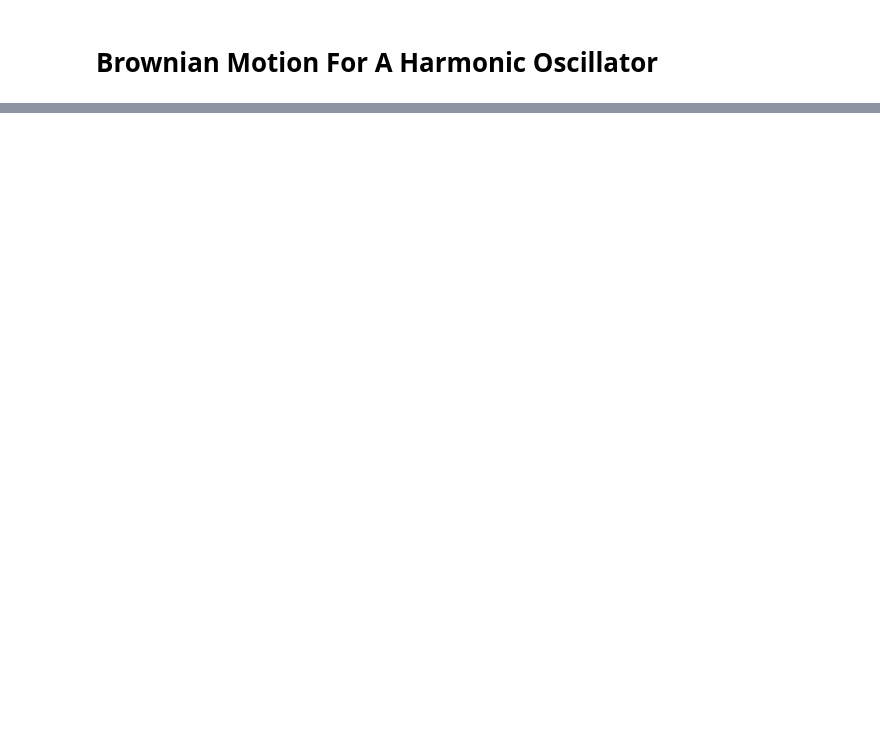
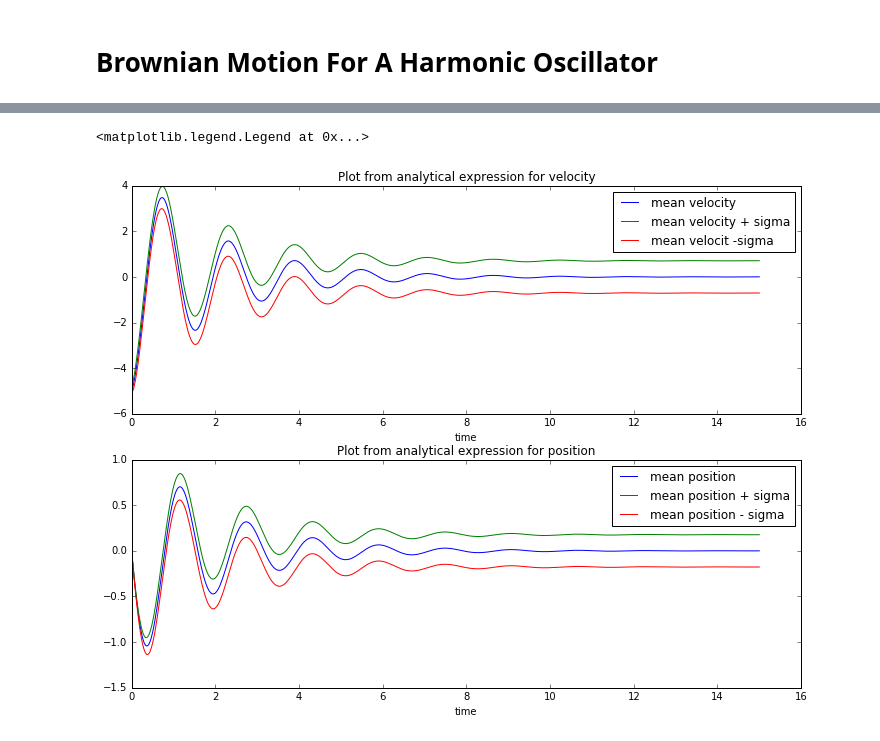
Before and after one commit to borundev/StochasticProcesses, a Jupyter notebook: StochasticHarmonicOscillator.ipynb, the cells around one changed output, grey strips where cells are left out. Drawn from its saved outputs; the diff is of its cells as text; code cells hidden in the pictures; blank space fills up the shorter version.

```diff
--- a/StochasticHarmonicOscillator.ipynb
+++ b/StochasticHarmonicOscillator.ipynb
@@ -33,0 +60,53 @@ As before, since the increments are normally distributed the joint probability d
+# %%
+import matplotlib.pyplot as plt
+import numpy as np
+%matplotlib inline
+from IPython.core.pylabtools import figsize
+figsize(12, 9)
+
+
+# Parameters
+beta=1.0
+gamma=1.0
+omega=4.0
+omegap=np.sqrt(omega**2 - gamma**2/4.0)
+
+# Initial values
+v0=-5.0
+x0=0.0
+
+t=np.linspace(0,15,1000)
+vmean=np.exp(-gamma*t/2)*( v0 *np.cos(omegap*t) - (x0 * omega**2 + gamma*v0/2.0)*np.sin(omegap *t)/omegap)
+std_vel=np.sqrt(beta**2/(2*gamma) + np.exp(-gamma*t)*(beta**2/(8*gamma*omegap**2))*(-4*omega**2 + gamma**2 * np.cos(omegap*t) + 2*gamma*omegap*np.sin(2*omegap*t)))
+vup=vmean+std_vel
+vdown=vmean-std_vel
+plt.subplot(211)
+plt.plot(t,vmean,label="mean velocity")
+plt.plot(t,vup,label="mean velocity + sigma")
+plt.plot(t,vdown,label="mean velocit -sigma")
+plt.xlabel("time")
+plt.title("Plot from analytical expression for velocity")
+
+
+plt.legend()
+
+
+
+plt.subplot(212)
+xmean=np.exp(-gamma*t/2)*( x0 *np.cos(omegap*t) + (v0 + gamma*x0/2.0)*np.sin(omegap *t)/omegap)
+std_pos=np.sqrt(beta**2/(2*gamma*omega**2) + np.exp(-gamma*t)*(beta**2/(8*gamma*omegap**2*omega**2))*(-4*omega**2 + gamma**2 * np.cos(omegap*t) - 2*gamma*omegap*np.sin(2*omegap*t)))
+
+
+xup=xmean+std_pos
+xdown=xmean-std_pos
+plt.plot(t,xmean,label="mean position")
+plt.plot(t,xup,label="mean position + sigma")
+plt.plot(t,xdown,label="mean position - sigma")
+plt.xlabel("time")
+plt.title("Plot from analytical expression for position")
+
+
+plt.legend()
+# %% [output]
+<matplotlib.legend.Legend at 0x...>
+[figure, added]
```
Also changed, not shown: parts of 4 cells of this notebook.
